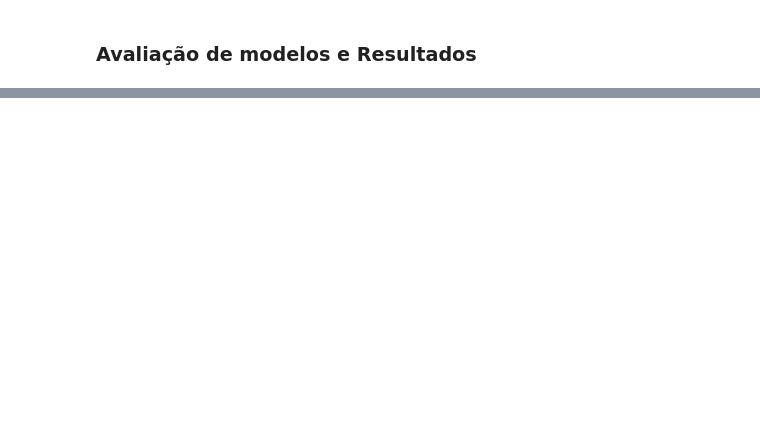
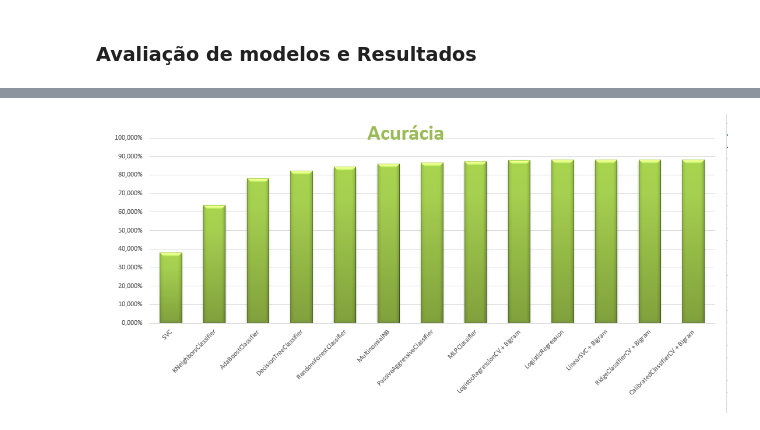
Before and after one commit to luisERH/Analise-de-Twitters, a Jupyter notebook: Twitter_uniao.ipynb, the cells around one changed output, grey strips where cells are left out. Saved outputs shown, nothing was run; the diff lists cells and outputs as text; code cells hidden in the pictures; blank space fills up the shorter version.

```diff
--- a/Twitter_uniao.ipynb
+++ b/Twitter_uniao.ipynb
@@ -433,0 +455,5 @@ accuracy_score() takes from 2 to 4 positional arguments but 5 were given
+# %%
+from IPython.display import display, Image
+display(Image(filename='results.png'))
+# %% [output]
+[figure, added]
```
Also changed, not shown: parts of 6 cells of this notebook, 1 other file.
